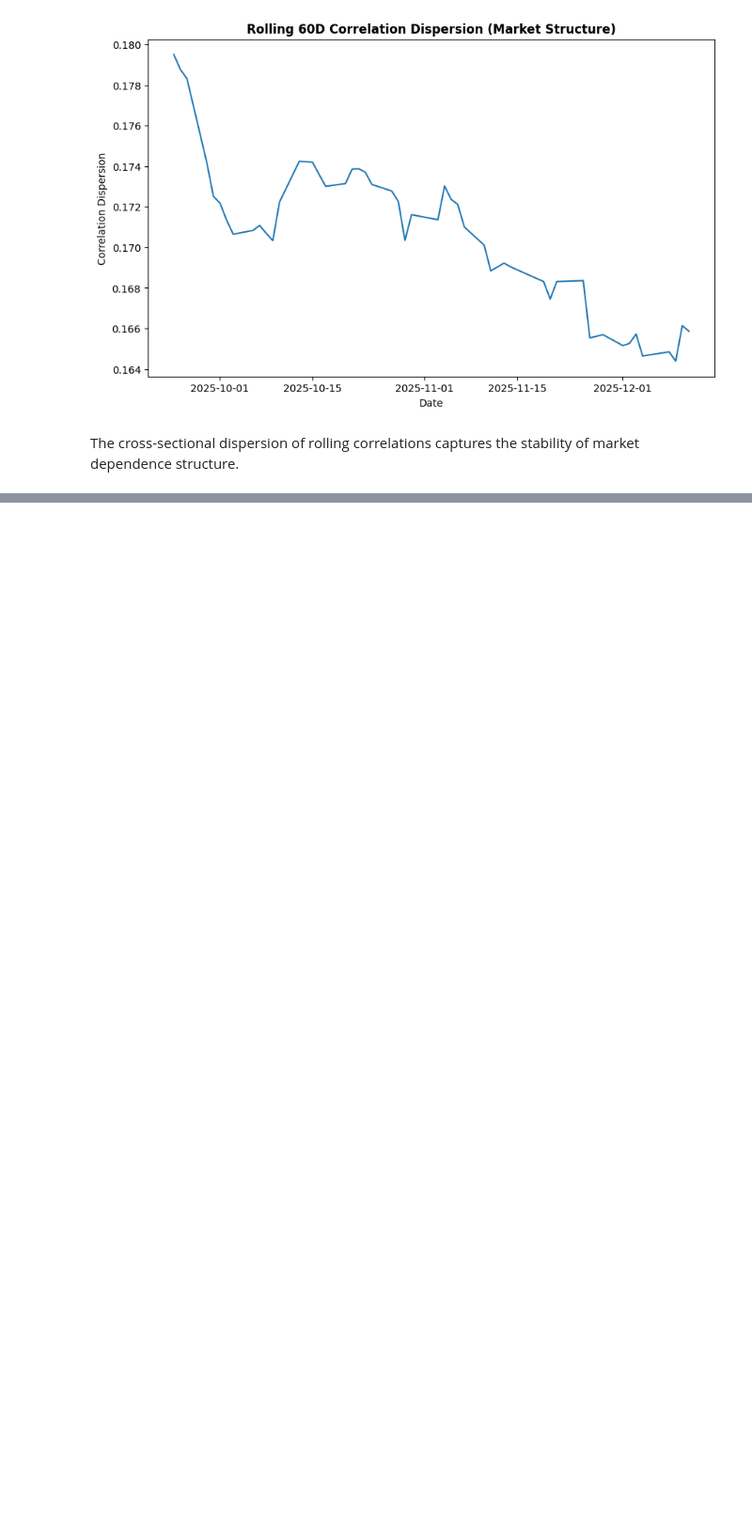
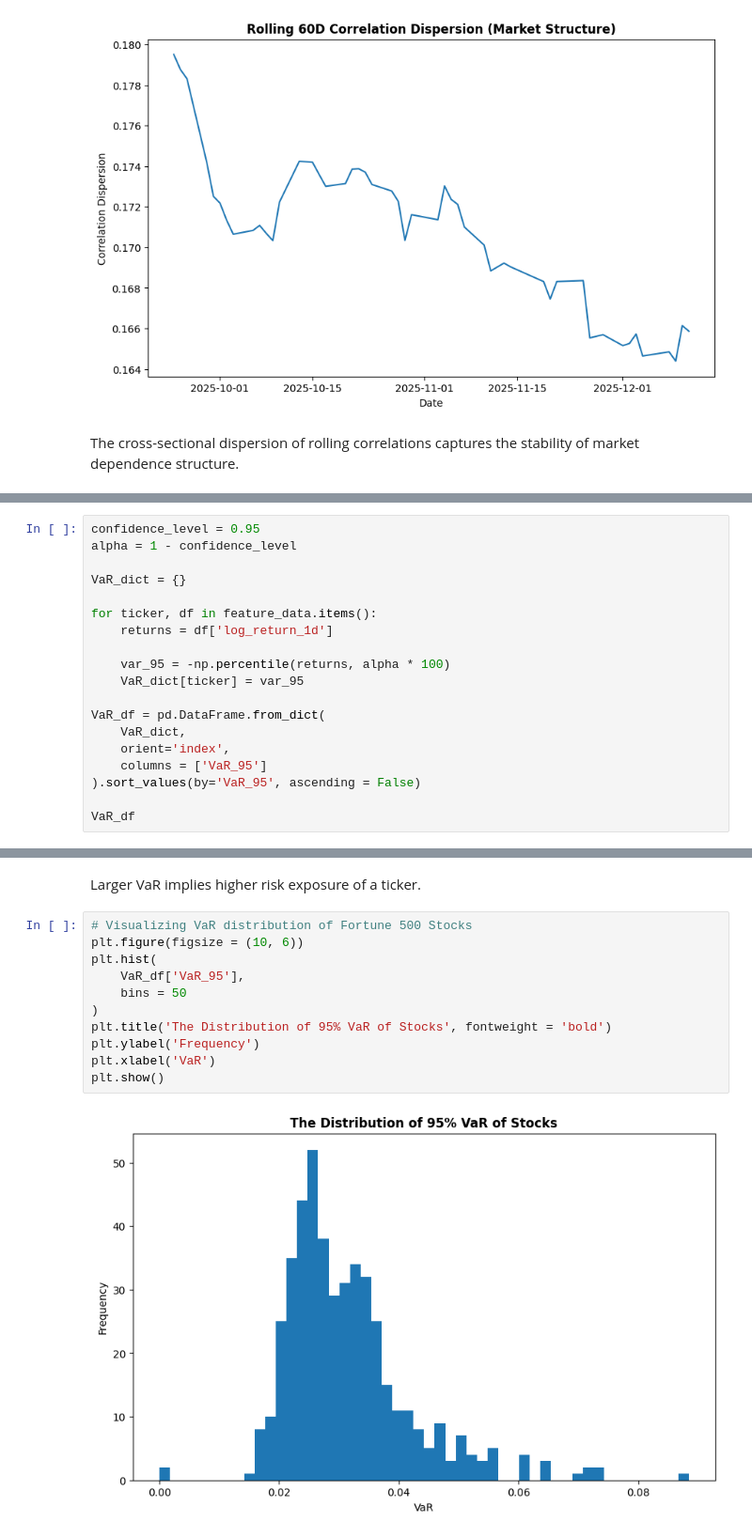
Before and after one commit to gorkemyencak/stock-volatility-time-series-analysis, a Jupyter notebook: main.ipynb, the cells around one changed output, grey strips where cells are left out. Shown at 94% size. Saved outputs shown, nothing was run; the diff lists cells and outputs as text; blank space fills up the shorter version.

```diff
--- a/main.ipynb
+++ b/main.ipynb
@@ -616,0 +663,19 @@ The cross-sectional dispersion of rolling correlations captures the stability of
+# %%
+confidence_level = 0.95
+alpha = 1 - confidence_level
+
+VaR_dict = {}
+
+for ticker, df in feature_data.items():
+    returns = df['log_return_1d']
+
+    var_95 = -np.percentile(returns, alpha * 100)
+    VaR_dict[ticker] = var_95
+
+VaR_df = pd.DataFrame.from_dict(
+    VaR_dict,
+    orient='index',
+    columns = ['VaR_95']
+).sort_values(by='VaR_95', ascending = False)
+
+VaR_df
@@ -616,0 +696,15 @@ The cross-sectional dispersion of rolling correlations captures the stability of
+# %% [markdown]
+Larger VaR implies higher risk exposure of a ticker.
+# %%
+# Visualizing VaR distribution of Fortune 500 Stocks
+plt.figure(figsize = (10, 6))
+plt.hist(
+    VaR_df['VaR_95'],
+    bins = 50
+)
+plt.title('The Distribution of 95% VaR of Stocks', fontweight = 'bold')
+plt.ylabel('Frequency')
+plt.xlabel('VaR')
+plt.show()
+# %% [output]
+[figure, added]
```
Also changed, not shown: parts of 7 cells of this notebook.
